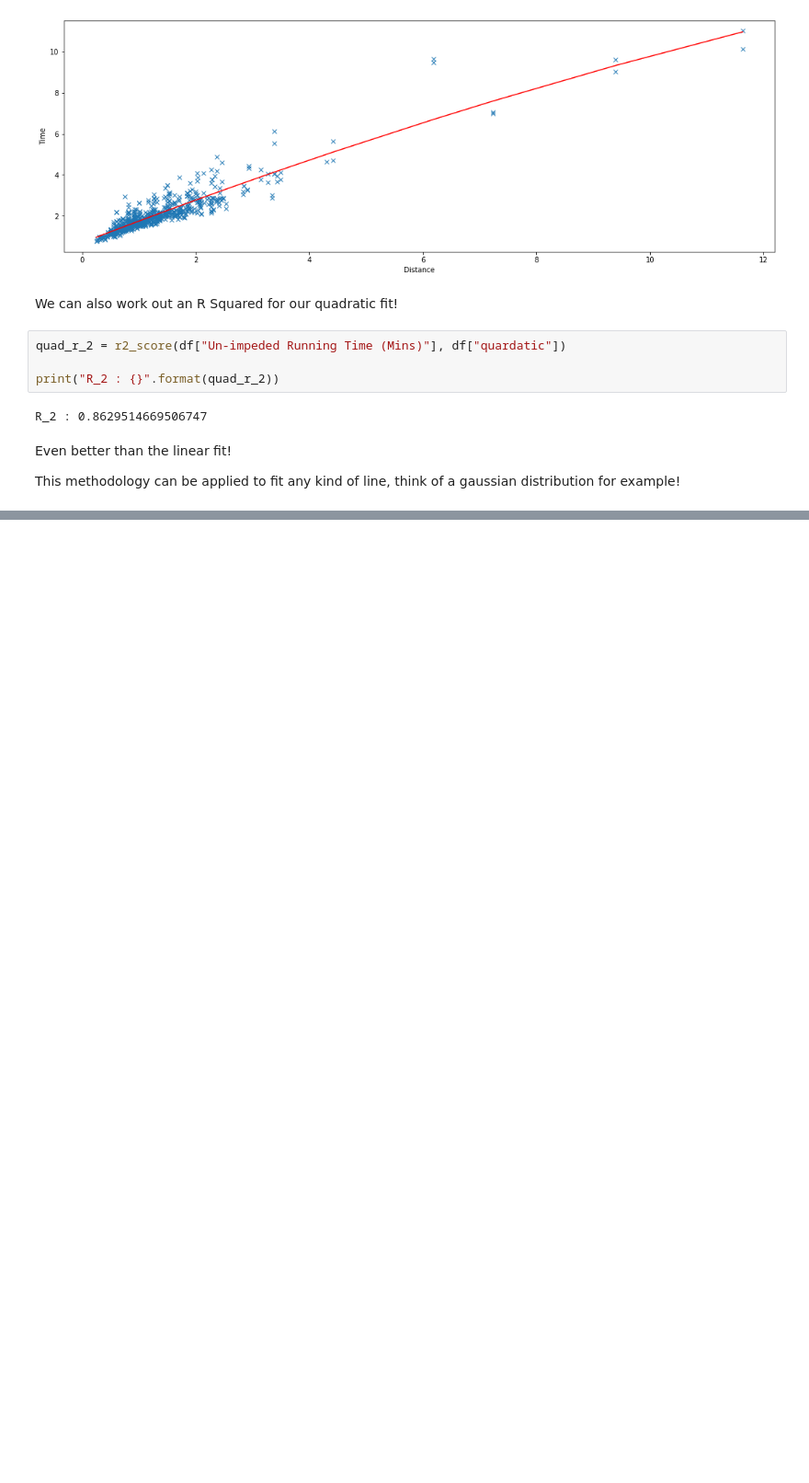
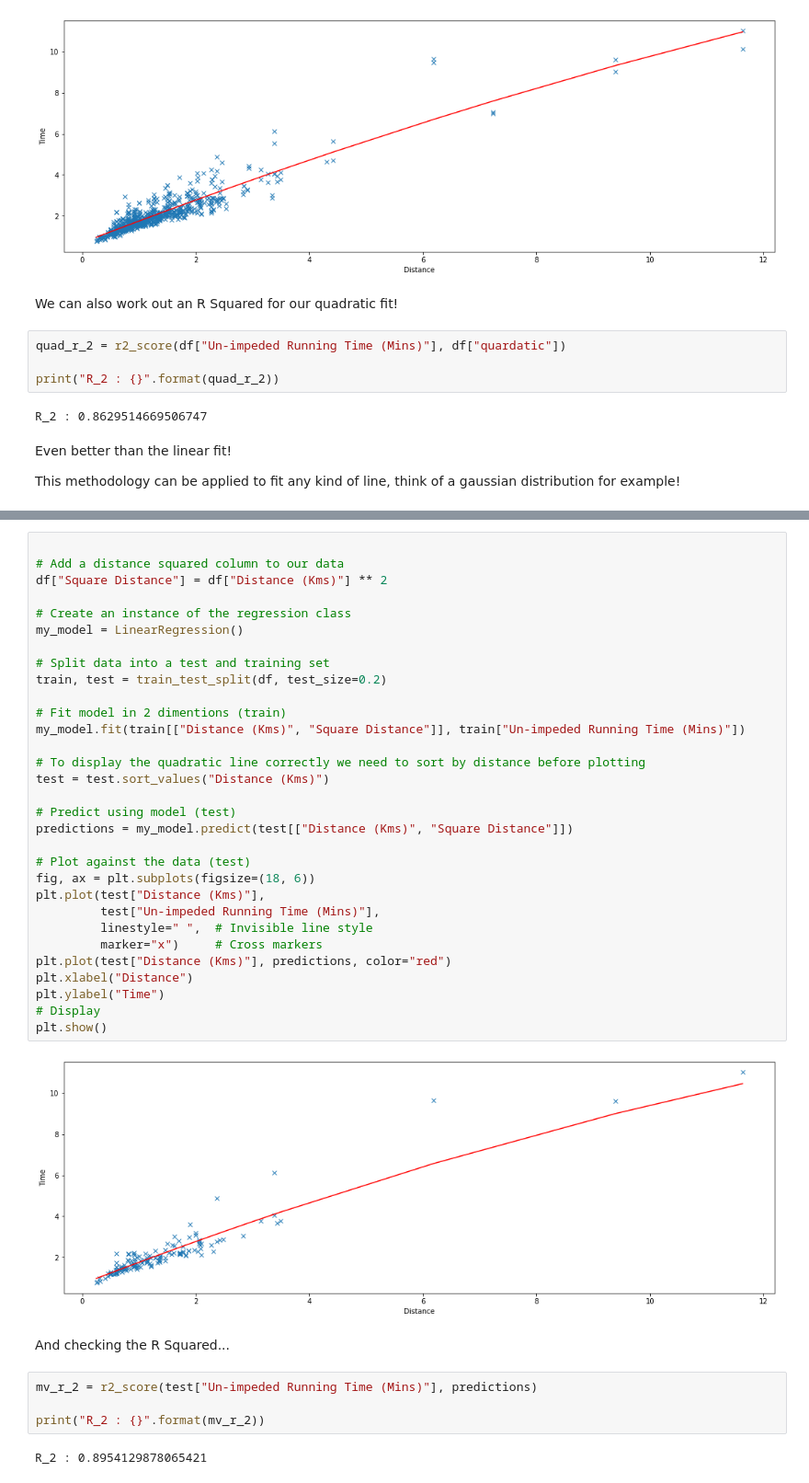
Before and after one commit to Jack-Lawton/python-resources, a Jupyter notebook: lessons/Regression.ipynb, the cells around one changed output, grey strips where cells are left out. Shown at 92% size. Drawn from its saved outputs; the diff is of its cells as text; blank space fills up the shorter version.

```diff
--- a/lessons/Regression.ipynb
+++ b/lessons/Regression.ipynb
@@ -322,0 +439,41 @@ This methodology can be applied to fit any kind of line, think of a gaussian dis
+# %%
+
+# Add a distance squared column to our data
+df["Square Distance"] = df["Distance (Kms)"] ** 2
+
+# Create an instance of the regression class
+my_model = LinearRegression()
+
+# Split data into a test and training set
+train, test = train_test_split(df, test_size=0.2)
+
+# Fit model in 2 dimentions (train)
+my_model.fit(train[["Distance (Kms)", "Square Distance"]], train["Un-impeded Running Time (Mins)"])
+
+# To display the quadratic line correctly we need to sort by distance before plotting
+test = test.sort_values("Distance (Kms)")
+
+# Predict using model (test)
+predictions = my_model.predict(test[["Distance (Kms)", "Square Distance"]])
+
+# Plot against the data (test)
+fig, ax = plt.subplots(figsize=(18, 6))
+plt.plot(test["Distance (Kms)"],
+         test["Un-impeded Running Time (Mins)"],
+         linestyle=" ",  # Invisible line style
+         marker="x")     # Cross markers
+plt.plot(test["Distance (Kms)"], predictions, color="red")
+plt.xlabel("Distance")
+plt.ylabel("Time")
+# Display
+plt.show()
+# %% [output]
+[figure, added]
+# %% [markdown]
+And checking the R Squared...
+# %%
+mv_r_2 = r2_score(test["Un-impeded Running Time (Mins)"], predictions)
+
+print("R_2 : {}".format(mv_r_2))
+# %% [output]
+R_2 : 0.8954129878065421
```
Also changed, not shown: parts of 29 cells of this notebook.
